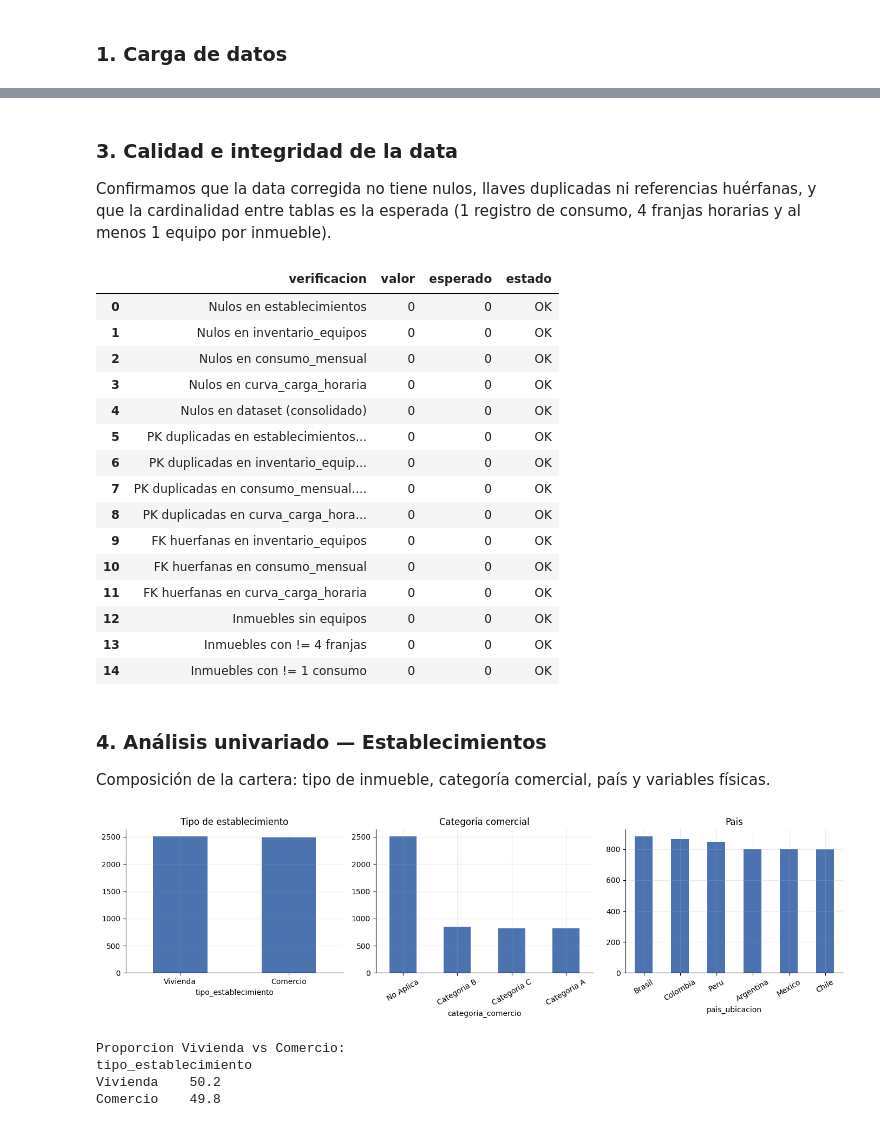
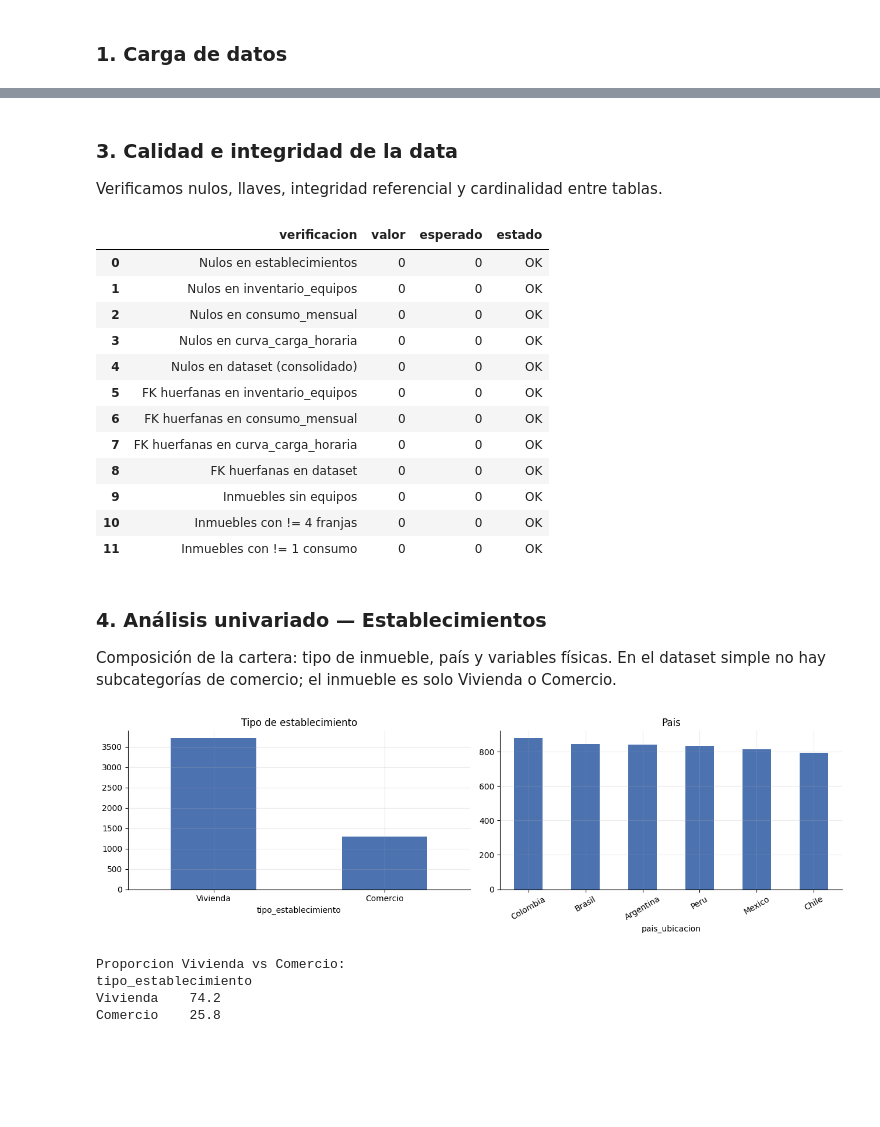
Before and after one commit to No-Country-simulation/G9-LATAM-Team-72-EnergiAI, a Jupyter notebook: EnergiAI_MVP_Team_72.ipynb, the cells around one changed output, grey strips where cells are left out. Cells and saved outputs as stored; diff of their text form; code cells hidden in the pictures; blank space fills up the shorter version.

Commit message:
chore: actualizar Colab con propuesta de data simple

```diff
--- a/EnergiAI_MVP_Team_72.ipynb
+++ b/EnergiAI_MVP_Team_72.ipynb
@@ -44,16 +67,16 @@ Librerias cargadas.
 ### 1. Carga de datos
 # %%
 # Resolucion robusta de la ruta de datos
-CANDIDATES = ["data_Team_72_EnergiAI", "data/data_Team_72_EnergiAI", ".", "data"]
-DATA_DIR = next((c for c in CANDIDATES if os.path.exists(os.path.join(c, "dataset_team_72.csv"))), None)
-assert DATA_DIR is not None, "No encuentro los CSV. Coloca la carpeta data_Team_72_EnergiAI junto al notebook."
+CANDIDATES = ["data_simple_Team_72_EnergiAI", "data/data_simple_Team_72_EnergiAI", ".", "data"]
+DATA_DIR = next((c for c in CANDIDATES if os.path.exists(os.path.join(c, "dataset_simple_team_72.csv"))), None)
+assert DATA_DIR is not None, "No encuentro los CSV. Coloca la carpeta data_simple_Team_72_EnergiAI junto al notebook."
 print("Usando DATA_DIR =", os.path.abspath(DATA_DIR))
 
 est = pd.read_csv(os.path.join(DATA_DIR, "establecimientos.csv"))
 eq  = pd.read_csv(os.path.join(DATA_DIR, "inventario_equipos.csv"))
 con = pd.read_csv(os.path.join(DATA_DIR, "consumo_mensual.csv"))
 cur = pd.read_csv(os.path.join(DATA_DIR, "curva_carga_horaria.csv"))
-ds  = pd.read_csv(os.path.join(DATA_DIR, "dataset_team_72.csv"))
+ds  = pd.read_csv(os.path.join(DATA_DIR, "dataset_simple_team_72.csv"))
 
 tablas = {"establecimientos": est, "inventario_equipos": eq,
           "consumo_mensual": con, "curva_carga_horaria": cur, "dataset (consolidado)": ds}
@@ -185,21 +202,14 @@ ds[num_cols].describe().T.round(2)
 # %% [markdown]
 ### 3. Calidad e integridad de la data
 
-Confirmamos que la data corregida no tiene nulos, llaves duplicadas ni referencias huérfanas, y que la cardinalidad entre tablas es la esperada (1 registro de consumo, 4 franjas horarias y al menos 1 equipo por inmueble).
+Verificamos nulos, llaves, integridad referencial y cardinalidad entre tablas.
 # %%
 checks = []
-# Nulos
 for n, df in tablas.items():
     checks.append((f"Nulos en {n}", int(df.isna().sum().sum()), 0))
-# PK unicas
-for n, df, col in [("establecimientos",est,"id_inmueble"),("inventario_equipos",eq,"id_equipo"),
-                   ("consumo_mensual",con,"id_registro"),("curva_carga_horaria",cur,"id_curva")]:
-    checks.append((f"PK duplicadas en {n}.{col}", int(df[col].duplicated().sum()), 0))
-# FK integridad
 valid = set(est.id_inmueble)
-for n, df in [("inventario_equipos",eq),("consumo_mensual",con),("curva_carga_horaria",cur)]:
+for n, df in [("inventario_equipos",eq),("consumo_mensual",con),("curva_carga_horaria",cur),("dataset",ds)]:
     checks.append((f"FK huerfanas en {n}", len(set(df.id_inmueble)-valid), 0))
-# Cardinalidad
 checks.append(("Inmuebles sin equipos", len(valid-set(eq.id_inmueble)), 0))
 checks.append(("Inmuebles con != 4 franjas", int((cur.groupby('id_inmueble').size()!=4).sum()), 0))
 checks.append(("Inmuebles con != 1 consumo", int((con.groupby('id_inmueble').size()!=1).sum()), 0))
@@ -214,41 +224,33 @@ res
 | 2 | Nulos en consumo_mensual | 0 | 0 | OK |
 | 3 | Nulos en curva_carga_horaria | 0 | 0 | OK |
 | 4 | Nulos en dataset (consolidado) | 0 | 0 | OK |
-| 5 | PK duplicadas en establecimientos... | 0 | 0 | OK |
-| 6 | PK duplicadas en inventario_equip... | 0 | 0 | OK |
-| 7 | PK duplicadas en consumo_mensual.... | 0 | 0 | OK |
-| 8 | PK duplicadas en curva_carga_hora... | 0 | 0 | OK |
-| 9 | FK huerfanas en inventario_equipos | 0 | 0 | OK |
-| 10 | FK huerfanas en consumo_mensual | 0 | 0 | OK |
-| 11 | FK huerfanas en curva_carga_horaria | 0 | 0 | OK |
-| 12 | Inmuebles sin equipos | 0 | 0 | OK |
-| 13 | Inmuebles con != 4 franjas | 0 | 0 | OK |
-| 14 | Inmuebles con != 1 consumo | 0 | 0 | OK |
+| 5 | FK huerfanas en inventario_equipos | 0 | 0 | OK |
+| 6 | FK huerfanas en consumo_mensual | 0 | 0 | OK |
+| 7 | FK huerfanas en curva_carga_horaria | 0 | 0 | OK |
+| 8 | FK huerfanas en dataset | 0 | 0 | OK |
+| 9 | Inmuebles sin equipos | 0 | 0 | OK |
+| 10 | Inmuebles con != 4 franjas | 0 | 0 | OK |
+| 11 | Inmuebles con != 1 consumo | 0 | 0 | OK |
 # %% [markdown]
 ### 4. Análisis univariado — Establecimientos
 
-Composición de la cartera: tipo de inmueble, categoría comercial, país y variables físicas.
+Composición de la cartera: tipo de inmueble, país y variables físicas. En el dataset simple no hay subcategorías de comercio; el inmueble es solo Vivienda o Comercio.
 # %%
-fig, axes = plt.subplots(1, 3, figsize=(14, 4))
-
+fig, axes = plt.subplots(1, 2, figsize=(13, 4))
 est.tipo_establecimiento.value_counts().plot.bar(ax=axes[0], color="#4c72b0")
 axes[0].set_title("Tipo de establecimiento"); axes[0].tick_params(axis='x', rotation=0)
-
-est.categoria_comercio.value_counts().plot.bar(ax=axes[1], color="#4c72b0")
-axes[1].set_title("Categoria comercial"); axes[1].tick_params(axis='x', rotation=30)
-
-est.pais_ubicacion.value_counts().plot.bar(ax=axes[2], color="#4c72b0")
-axes[2].set_title("Pais"); axes[2].tick_params(axis='x', rotation=30)
+est.pais_ubicacion.value_counts().plot.bar(ax=axes[1], color="#4c72b0")
+axes[1].set_title("Pais"); axes[1].tick_params(axis='x', rotation=30)
 plt.tight_layout(); plt.show()
 
 print("Proporcion Vivienda vs Comercio:")
 print((est.tipo_establecimiento.value_counts(normalize=True)*100).round(1).to_string())
 # %% [output]
-[figure, old version]
+[figure, new version]
 Proporcion Vivienda vs Comercio:
 tipo_establecimiento
-Vivienda    50.2
-Comercio    49.8
+Vivienda    74.2
+Comercio    25.8
 # %%
 fig, axes = plt.subplots(1, 2, figsize=(13, 4))
 axes[0].hist(est.superficie_m2, bins=40, color="#55a868", edgecolor="white")
```
Also changed, not shown: parts of 66 cells of this notebook, 1 other file.
